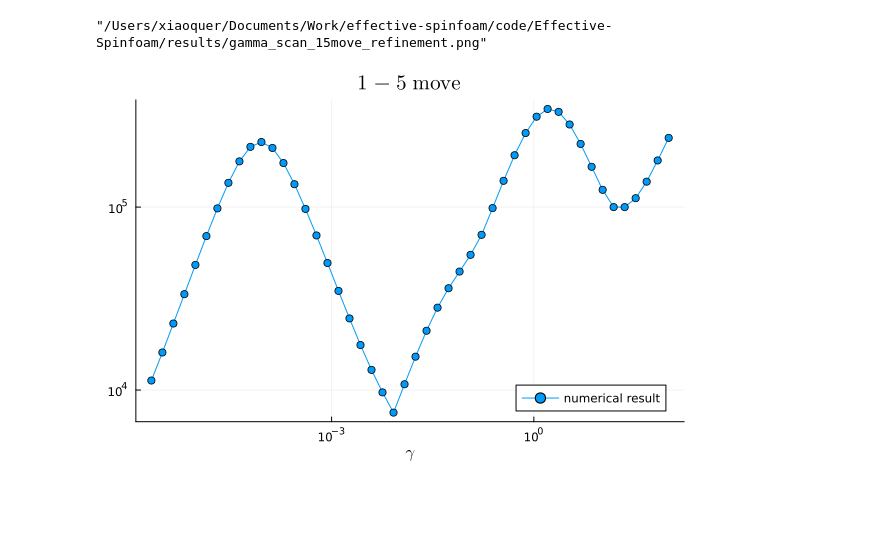
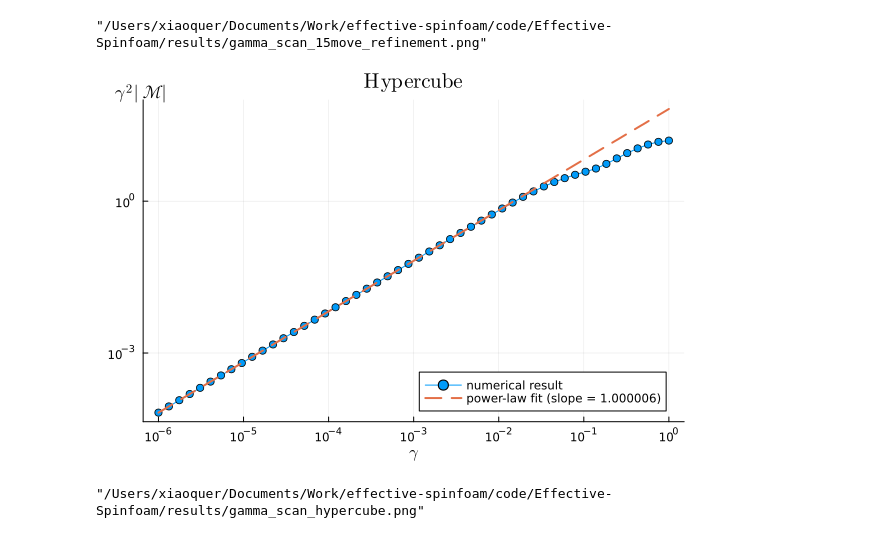
Before and after one commit to qudx54632/Spinfoam-effective-project, a Jupyter notebook: plots.ipynb, the cells around one changed output. Cells and saved outputs as stored; diff of their text form; code cells hidden in the pictures; blank space fills up the shorter version.

Commit message:
update hypercube

```diff
--- a/plots.ipynb
+++ b/plots.ipynb
@@ -154,47 +154,48 @@ savefig(p3, "./results/gamma_scan_15move_refinement.png")
 # %%
 # ------------------------------------------------------------
 # Load data
 # ------------------------------------------------------------
 using DoubleFloats
-@load "./results/gamma_scan_56simplices.jld2" gamma_list M_kernel_matrix_list
+@load "./results/gamma_scan_hypercube.jld2" gamma_list M_kernel_matrix_list
 
 # ------------------------------------------------------------
 # Extract the spectral norm of the kappa matrices
 # ------------------------------------------------------------
-kappa_56simplices =  [0.5 * gamma_list[i]^2 * opnorm(M_kernel_matrix_list[i]) for i in eachindex(M_kernel_matrix_list)]
+kappa_hypercube =  [gamma_list[i]^2 * opnorm(M_kernel_matrix_list[i]) for i in eachindex(M_kernel_matrix_list)]
 
 p4 = plot(
-    gamma_list, kappa_56simplices,
+    gamma_list, kappa_hypercube,
     marker = :circle,
     xscale = :log10,
     yscale = :log10,
     xlabel = L"\gamma",
-    title = L"\mathrm{1-5\ move refinement}",
+    title = L"\mathrm{Hypercube}",
     label = "numerical result",
     legend = :bottomright
 )
 
-# # top-left formula (like your current style)
-# annotate!(
-#     (0.00001, 1.02),
-#     text(L"\frac{\gamma^2}{2}\,\|\kappa \|", 12)
-# )
+annotate!(
+    (0.00001, 1.02),
+    text(L"\gamma^2\,\|\mathcal{M}\|", 12)
+)
 
-# p = fit(log10.(gamma_list[end-20:end]), log10.(kappa_56simplices[end-20:end]), 1)
-# a, b = coeffs(p)
-# fit_curve = 10 .^ (a .+ b .* log10.(gamma_list))
-# # ------------------------------------------------------------
-# # Show plots
-# # ------------------------------------------------------------
-# plot!(
-#     p4,
-#     gamma_list,
-#     fit_curve,
-#     lw = 2,
-#     linestyle = :dash,
-#     label = "power-law fit (slope = $(round(b, digits=6)))"
-# )
+p = fit(log10.(gamma_list[1:20]), log10.(kappa_hypercube[1:20]), 1)
+a, b = coeffs(p)
+fit_curve = 10 .^ (a .+ b .* log10.(gamma_list))
+# ------------------------------------------------------------
+# Show plots
+# ------------------------------------------------------------
+plot!(
+    p4,
+    gamma_list,
+    fit_curve,
+    lw = 2,
+    linestyle = :dash,
+    label = "power-law fit (slope = $(round(b, digits=6)))"
+)
 
 display(p4)
+savefig(p4, "./results/gamma_scan_hypercube.png")
 # %% [output]
-[figure, old version]
+[figure, new version]
+"/Users/xiaoquer/Documents/Work/effective-spinfoam/code/Effective-Spinfoam/results/gamma_scan_hypercube.png"
```
Also changed, not shown: 5 other files.
